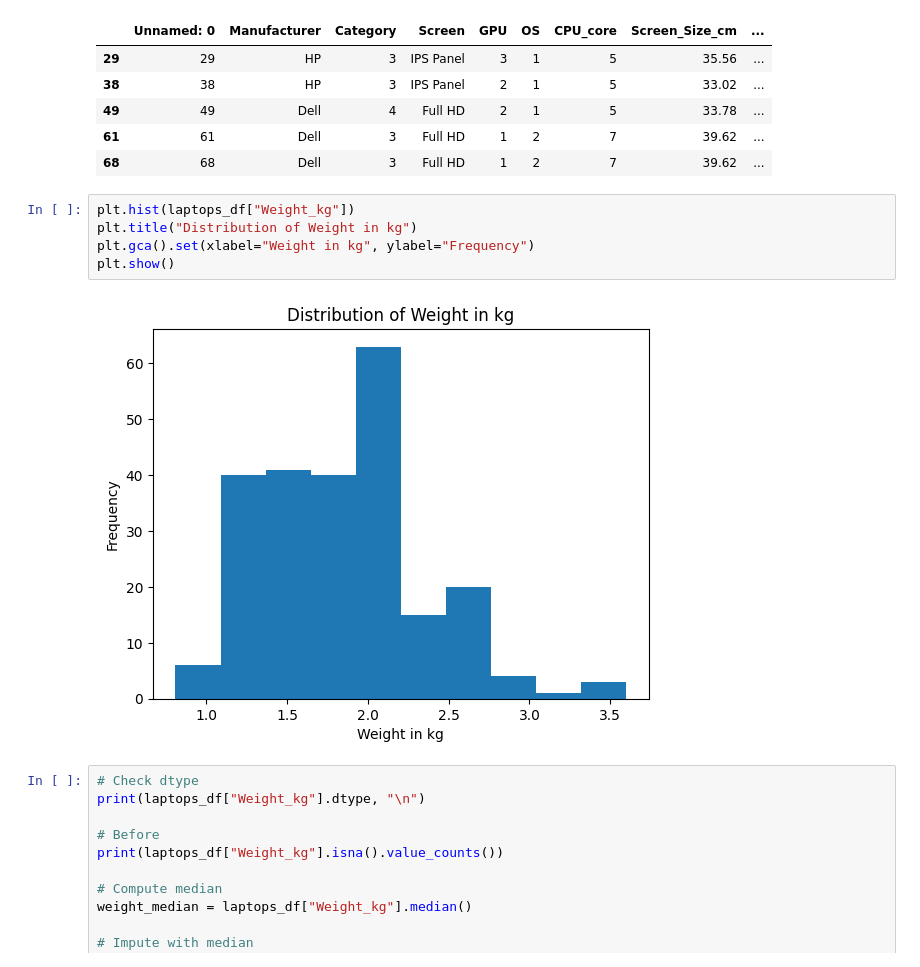
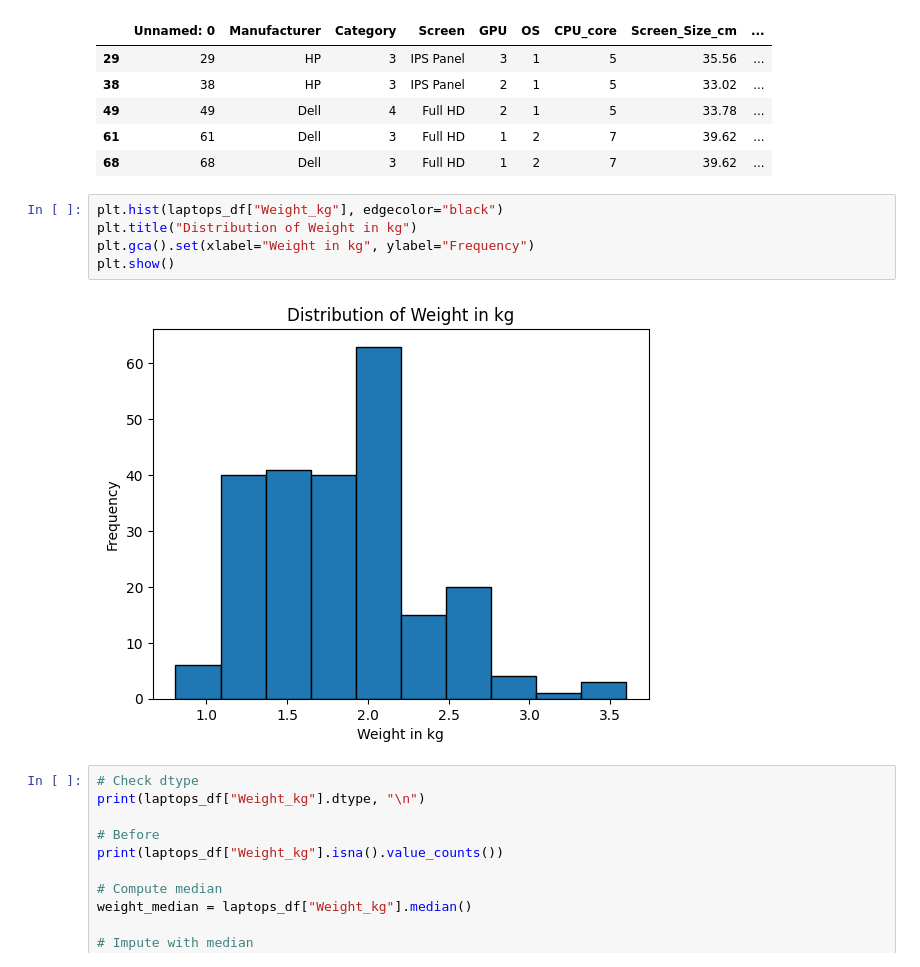
Before and after one commit to Yasir-4/data-science-practice, a Jupyter notebook: practice_2.ipynb, the cells around one changed output. Drawn from its saved outputs; the diff is of its cells as text.

```diff
--- a/practice_2.ipynb
+++ b/practice_2.ipynb
@@ -3654,12 +3654,12 @@ laptops_df[laptops_df["Weight_kg"].isna() == True]
 | 61 | 61 | Dell | 3 | Full HD | 1 | 2 | 7 | 39.62 | ... |
 | 68 | 68 | Dell | 3 | Full HD | 1 | 2 | 7 | 39.62 | ... |
 # %%
-plt.hist(laptops_df["Weight_kg"])
+plt.hist(laptops_df["Weight_kg"], edgecolor="black")
 plt.title("Distribution of Weight in kg")
 plt.gca().set(xlabel="Weight in kg", ylabel="Frequency")
 plt.show()
 # %% [output]
-[figure, old version]
+[figure, new version]
 # %%
 # Check dtype
 print(laptops_df["Weight_kg"].dtype, "\n")
```
Also changed, not shown: parts of 2 cells of this notebook.
